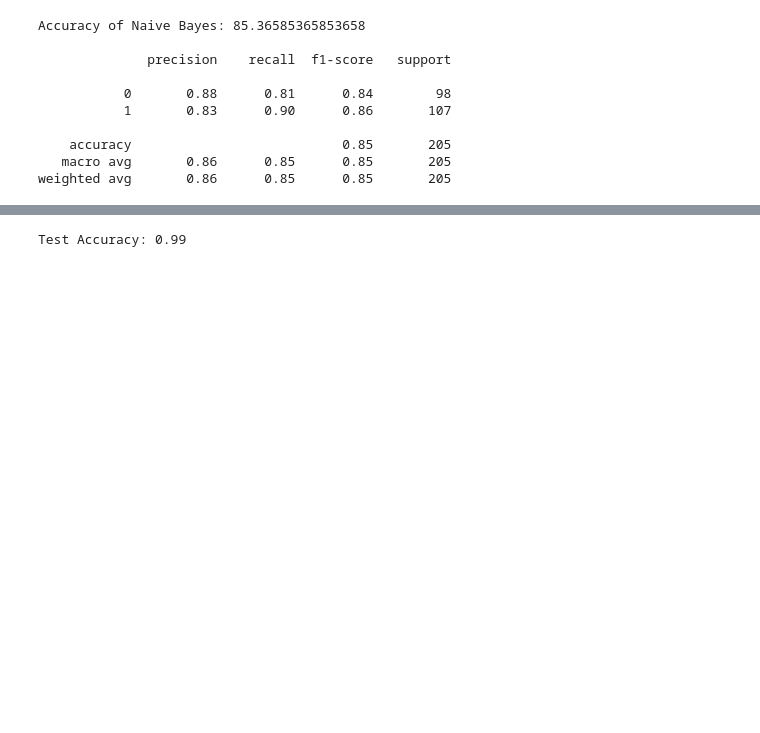
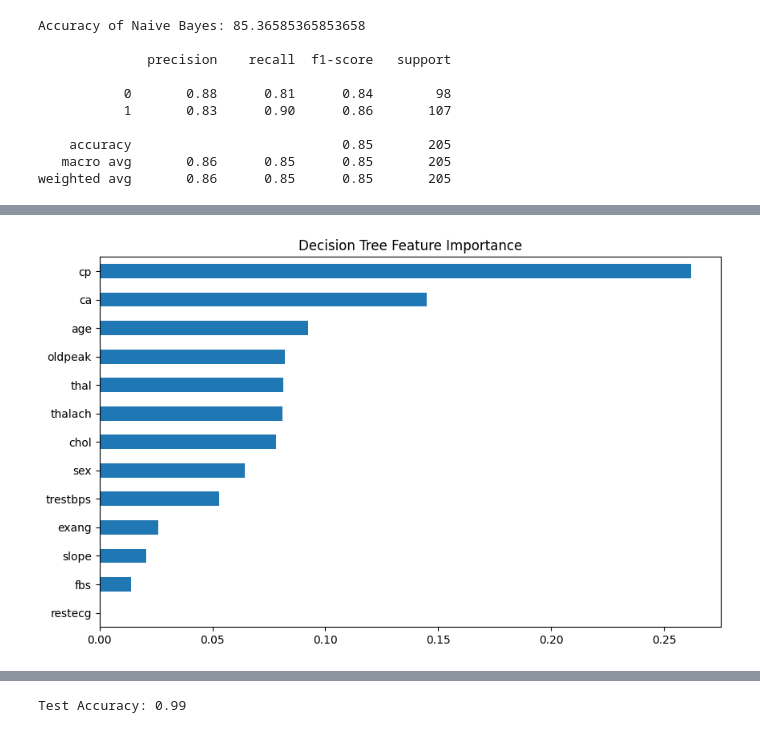
Before and after one commit to Avas77/heart-attack-analysis, a Jupyter notebook: heart_disease_prediction.ipynb, the cells around one changed output, grey strips where cells are left out. Cells and saved outputs as stored; diff of their text form; code cells hidden in the pictures; blank space fills up the shorter version.

```diff
--- a/heart_disease_prediction.ipynb
+++ b/heart_disease_prediction.ipynb
@@ -204,3 +223,11 @@ weighted avg       0.86      0.85      0.85       205
+# %%
+# Features that contributed the most to the decision-making
+feature_importances = pd.Series(dtc.feature_importances_, index=X.columns)
+feature_importances.sort_values().plot(kind='barh', figsize=(10, 6))
+plt.title("Decision Tree Feature Importance")
+plt.show()
+# %% [output]
+[figure, added]
 # %%
 # Build the Neural Network Model
 model = Sequential()
```
Also changed, not shown: parts of 14 cells of this notebook.
